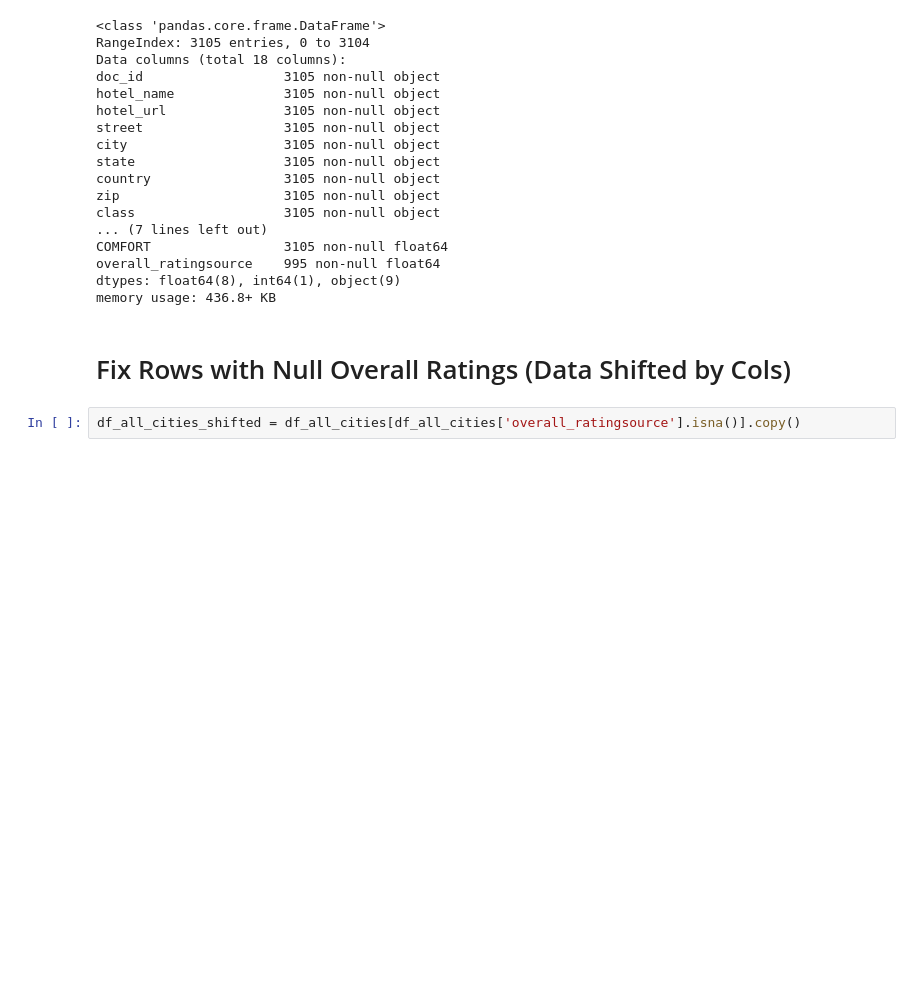
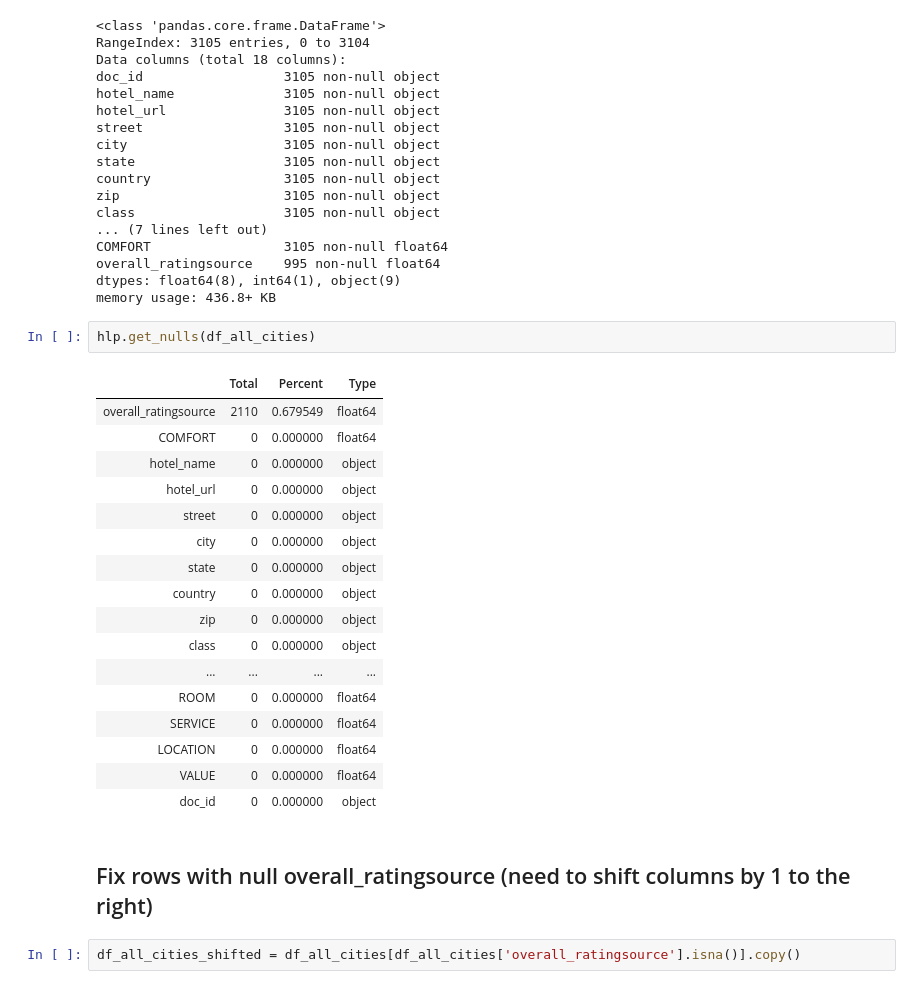
Before and after one commit to chelseanbr/between-the-lines, a Jupyter notebook: notebooks/initial_nb_loading.ipynb, the cells around one changed output. Cells and saved outputs as stored; diff of their text form; blank space fills up the shorter version.

```diff
--- a/notebooks/initial_nb_loading.ipynb
+++ b/notebooks/initial_nb_loading.ipynb
@@ -74,8 +89,28 @@ COMFORT                 3105 non-null float64
 overall_ratingsource    995 non-null float64
 dtypes: float64(8), int64(1), object(9)
 memory usage: 436.8+ KB
-# %% [markdown]
-# Fix Rows with Null Overall Ratings (Data Shifted by Cols)
+# %%
+hlp.get_nulls(df_all_cities)
+# %% [output]
+|  | Total | Percent | Type |
+| overall_ratingsource | 2110 | 0.679549 | float64 |
+| COMFORT | 0 | 0.000000 | float64 |
+| hotel_name | 0 | 0.000000 | object |
+| hotel_url | 0 | 0.000000 | object |
+| street | 0 | 0.000000 | object |
+| city | 0 | 0.000000 | object |
+| state | 0 | 0.000000 | object |
+| country | 0 | 0.000000 | object |
+| zip | 0 | 0.000000 | object |
+| class | 0 | 0.000000 | object |
+| ... | ... | ... | ... |
+| ROOM | 0 | 0.000000 | float64 |
+| SERVICE | 0 | 0.000000 | float64 |
+| LOCATION | 0 | 0.000000 | float64 |
+| VALUE | 0 | 0.000000 | float64 |
+| doc_id | 0 | 0.000000 | object |
+# %% [markdown]
+## Fix rows with null overall_ratingsource (need to shift columns by 1 to the right)
 # %%
 df_all_cities_shifted = df_all_cities[df_all_cities['overall_ratingsource'].isna()].copy()
 # %%
```
Also changed, not shown: parts of 40 cells of this notebook, 3 other files.
